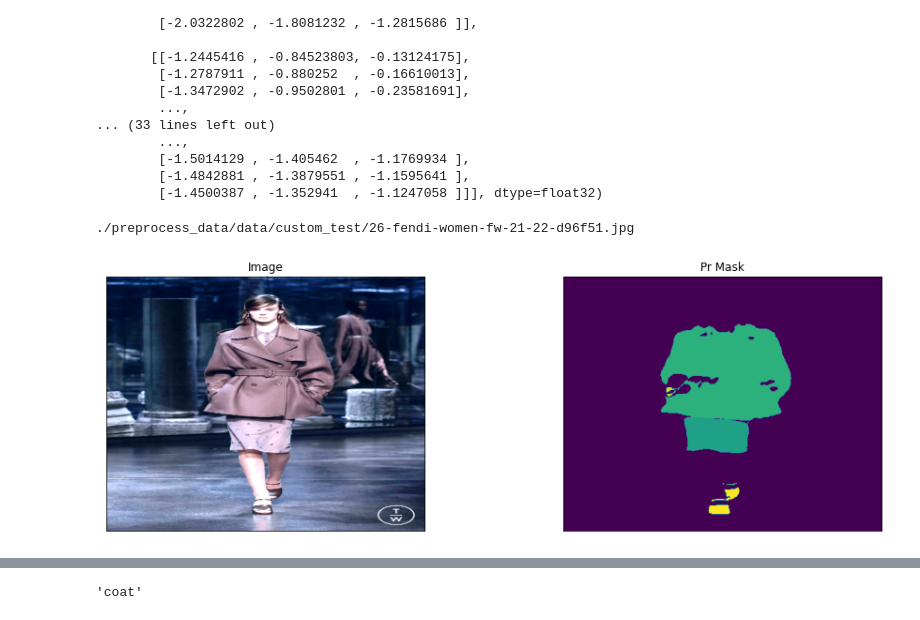
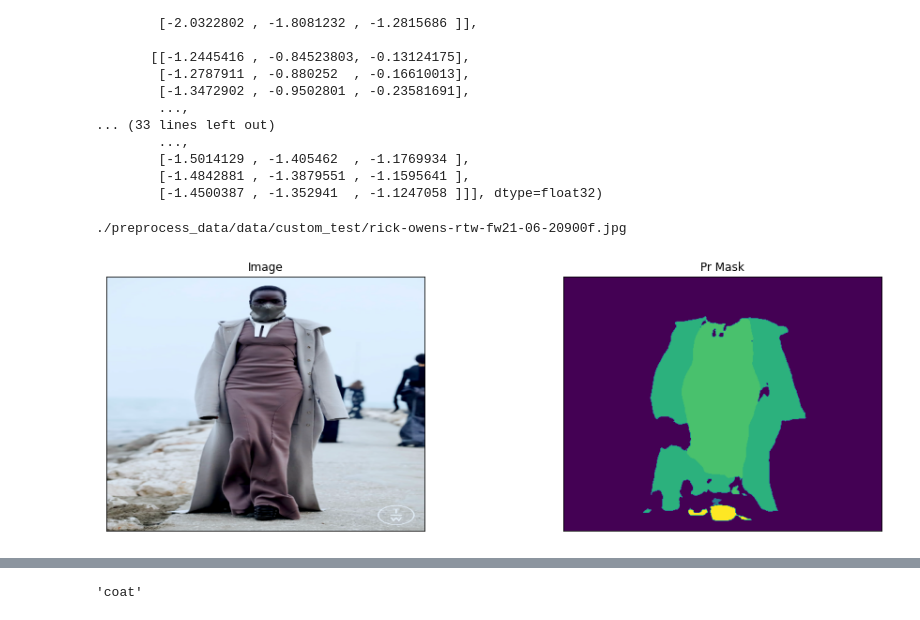
Before and after one commit to andriiMansuete/clothes_segmentation, a Jupyter notebook: train_multiclass.ipynb, the cells around one changed output, grey strips where cells are left out. Saved outputs shown, nothing was run; the diff lists cells and outputs as text; code cells hidden in the pictures.

```diff
--- a/train_multiclass.ipynb
+++ b/train_multiclass.ipynb
@@ -410,14 +460,14 @@ callbacks = [
     keras.callbacks.ReduceLROnPlateau(),
 ]
 # %%
-# # train model
-# history = model.fit_generator(
-#     train_dataloader,
-#     steps_per_epoch=len(train_dataloader),
-#     epochs=EPOCHS,
-#     callbacks=callbacks,
-#     validation_data=valid_dataloader,
-#     validation_steps=len(valid_dataloader),
-# )
+# train model
+history = model.fit_generator(
+    train_dataloader,
+    steps_per_epoch=len(train_dataloader),
+    epochs=EPOCHS,
+    callbacks=callbacks,
+    validation_data=valid_dataloader,
+    validation_steps=len(valid_dataloader),
+)
 # %% [output]
 Epoch 1/50
@@ -521,9 +555,27 @@ dtype: int64
 class DatasetCustom:
 
     if CUSTOM:
-        CLASSES = ['bg', 'shirt, blouse', 'top, t-shirt, sweatshirt', 'sweater', 'cardigan',
-       'jacket', 'pants', 'shorts', 'skirt', 'coat', 'dress', 'hat',
-       'tie', 'glove', 'shoe']
+        CLASSES = ['bg', 'cardigan',
+                           'sweater',
+                           'glove',
+                           'hat',
+                           'shorts',
+                           'tie',
+                           'hat',
+                           'coat',
+                           'skirt',
+                           'shirt, blouse',
+                           'jacket',
+                           'pants',
+                           'top, t-shirt, sweatshirt',
+                           'dress',
+                           'shoe',
+                           'glasses',
+                           'bag, wallet']
+
+#         CLASSES = ['bg', 'shirt, blouse', 'top, t-shirt, sweatshirt', 'sweater', 'cardigan',
+#        'jacket', 'pants', 'shorts', 'skirt', 'coat', 'dress', 'hat',
+#        'tie', 'glove', 'shoe']
 #         CLASSES = ['bg', 'cardigan', 'sequin', 'epaulette']
     else:
         CLASSES = ['sky', 'building', 'pole', 'road', 'pavement',
@@ -621,18 +673,18 @@ array([[[-0.59380084, -0.17997196,  0.56592613],
         [-1.4842881 , -1.3879551 , -1.1595641 ],
         [-1.4500387 , -1.352941  , -1.1247058 ]]], dtype=float32)
 # %%
-image, _ = indep_test_dataset[9]
+image, _ = indep_test_dataset[6]
 image = np.expand_dims(image, axis=0)
 pr_mask = model.predict(image)
 
 visualize(
         image=denormalize(image.squeeze()),
 #         gt_mask=gt_mask.argmax(axis=2),
         pr_mask=pr_mask.squeeze().argmax(axis=2),
     )
 # %% [output]
-./preprocess_data/data/custom_test/26-fendi-women-fw-21-22-d96f51.jpg
+./preprocess_data/data/custom_test/rick-owens-rtw-fw21-06-20900f.jpg
-[figure, old version]
+[figure, new version]
 # %%
 pd.Series(pr_mask.squeeze().argmax(axis=2).flatten()).value_counts()
 # %% [output]
```
Also changed, not shown: parts of 17 cells of this notebook, 6 other files.
